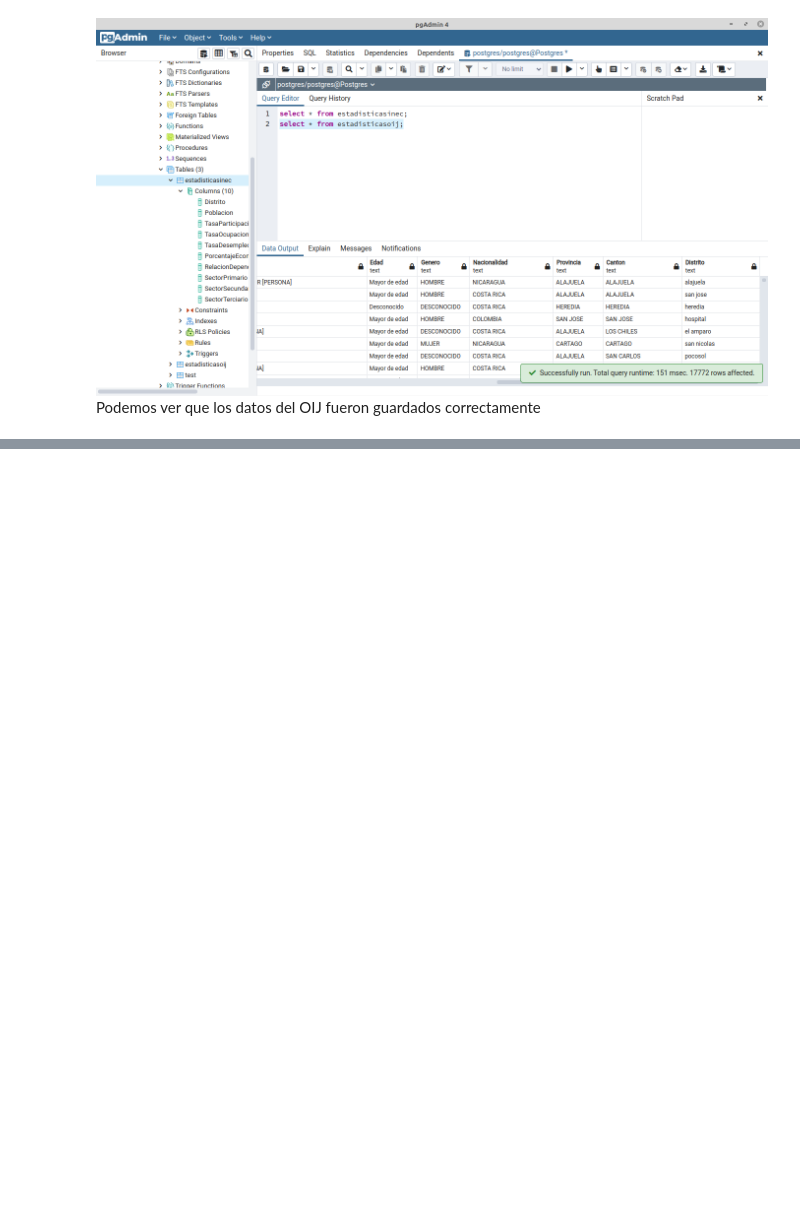
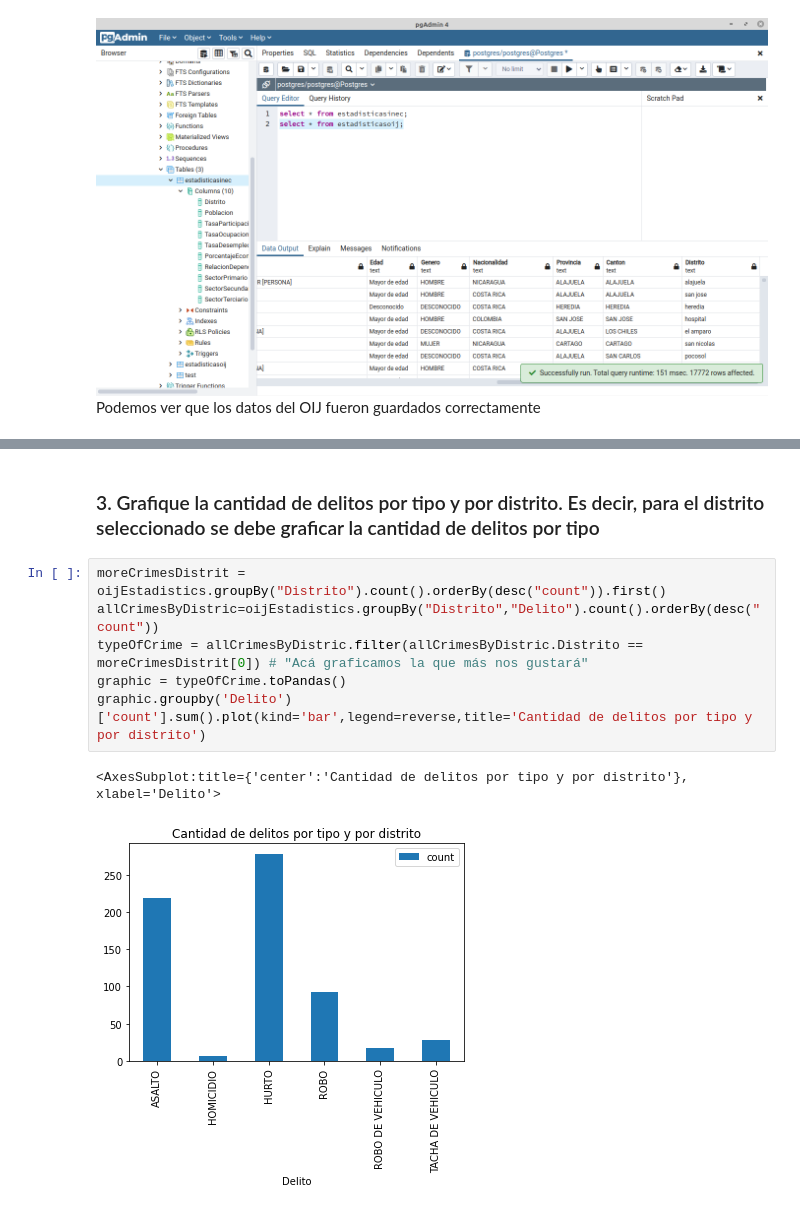
Before and after one commit to brydiaz/sparkProject, a Jupyter notebook: sparkProjectJup.ipynb, the cells around one changed output, grey strips where cells are left out. Saved outputs shown, nothing was run; the diff lists cells and outputs as text; blank space fills up the shorter version.

```diff
--- a/sparkProjectJup.ipynb
+++ b/sparkProjectJup.ipynb
@@ -286,0 +322,11 @@ write_spark_df_to_db(oijEstadistics.select("*"), "EstadisticasOIJ")inecEstadisti
+# %% [markdown]
+### 3. Grafique la cantidad de delitos por tipo y por distrito. Es decir, para el distrito seleccionado se debe graficar la cantidad de delitos por tipo
+# %%
+moreCrimesDistrit = oijEstadistics.groupBy("Distrito").count().orderBy(desc("count")).first()
+allCrimesByDistric=oijEstadistics.groupBy("Distrito","Delito").count().orderBy(desc("count"))
+typeOfCrime = allCrimesByDistric.filter(allCrimesByDistric.Distrito == moreCrimesDistrit[0]) # "Acá graficamos la que más nos gustará"
+graphic = typeOfCrime.toPandas()
+graphic.groupby('Delito')['count'].sum().plot(kind='bar',legend=reverse,title='Cantidad de delitos por tipo y por distrito')
+# %% [output]
+<AxesSubplot:title={'center':'Cantidad de delitos por tipo y por distrito'}, xlabel='Delito'>
+[figure, added]
```
Also changed, not shown: parts of 15 cells of this notebook, 2 other files.
